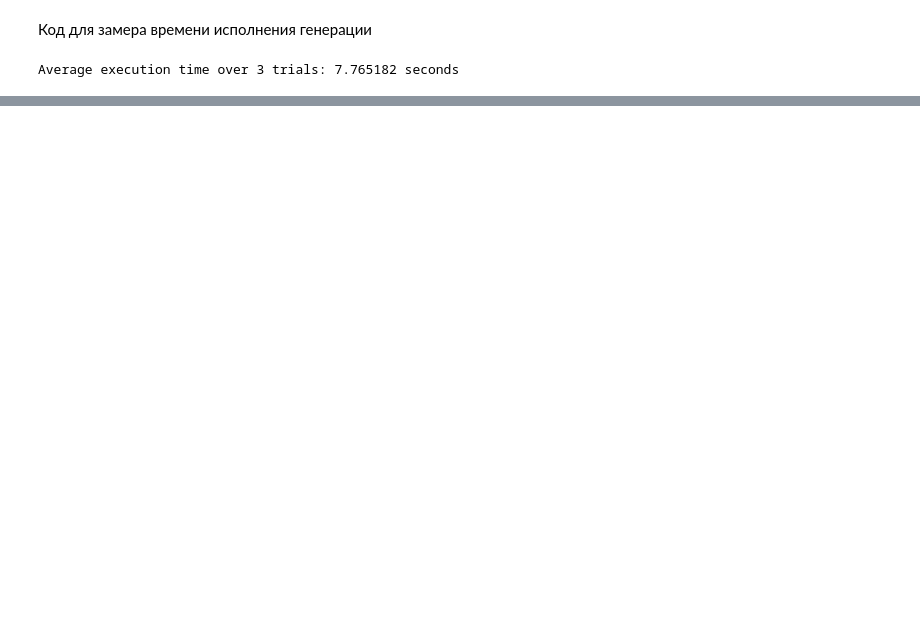
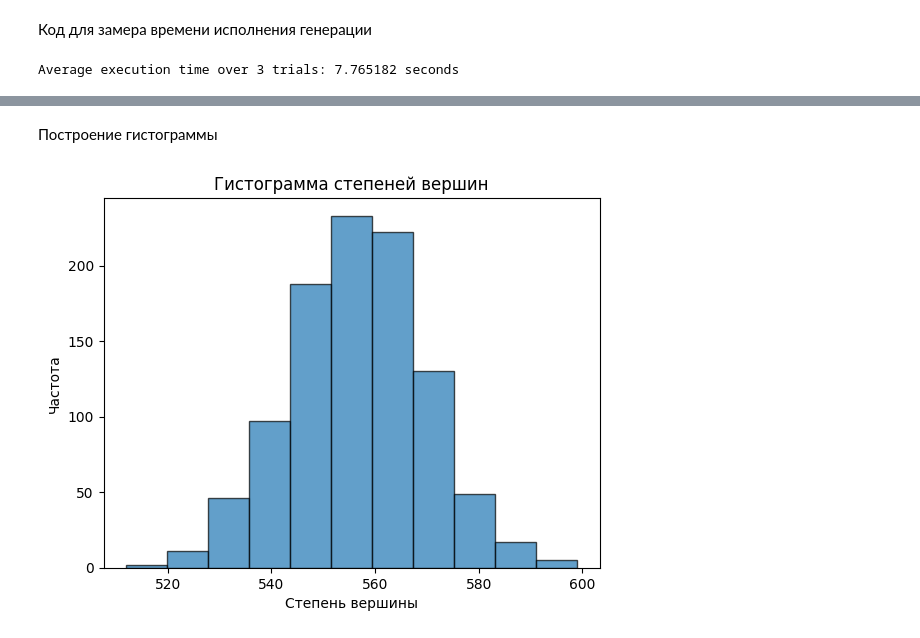
Before and after one commit to wequalwo/searchInGraph, a Jupyter notebook: analyse.ipynb, the cells around one changed output, grey strips where cells are left out. Drawn from its saved outputs; the diff is of its cells as text; code cells hidden in the pictures; blank space fills up the shorter version.

```diff
--- a/analyse.ipynb
+++ b/analyse.ipynb
@@ -54,3 +56,5 @@ plt.show()
+# %% [markdown]
+Построение гистограммы
 # %%
 import subprocess
 from collections import defaultdict
@@ -76,32 +80,34 @@ edges = []
 
 # Считаем степени вершин
 degree_count = defaultdict(int)
-n = 10000
+n = 1000
 
-trials = 1000
+trials = 100
 # Процесс генерации графов и подсчета степеней
 for i in range(trials):
     subprocess.run(["a.exe", f"{n}"], check=True)
     edges = read_dot_edges('graph.dot')
     # Подсчитываем степени для каждой вершины
     for u, v in edges:
         degree_count[u] += 1
         degree_count[v] += 1
 
 # Нормировка
 for vertex in range(1, n + 1):
     degree_count[vertex] //= trials
 
 # Список степеней вершин
 degrees = [degree_count[vertex] for vertex in range(1, n + 1)]
 
 # Используем логафримическую оценку
 num_bins = math.ceil(math.log2(len(degrees)) + 1)
 bin_range = np.arange(min(degrees) - 0.5, max(degrees) + 1.5, 1)
 
 # Строим гистограмму степеней с нужным диапазоном бинов
 plt.hist(degrees, bins=num_bins, edgecolor='black', alpha=0.7)
 plt.title('Гистограмма степеней вершин')
 plt.xlabel('Степень вершины')
 plt.ylabel('Частота')
 plt.show()
+# %% [output]
+[figure, added]
```
Also changed, not shown: parts of 2 cells of this notebook, 1 other file.
